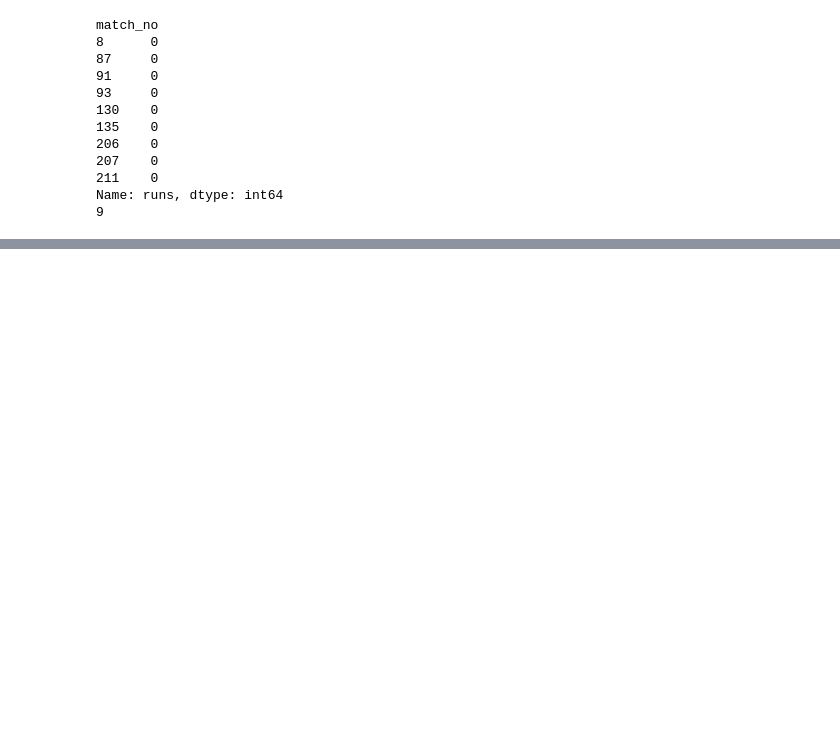
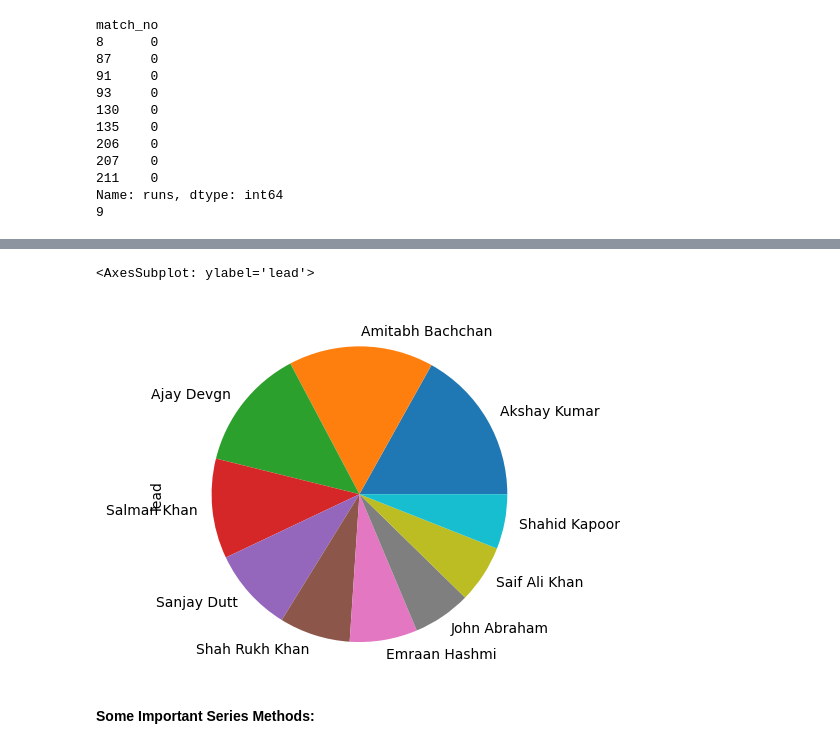
Before and after one commit to akashpagi/PANDAS-LIBRARY-FOR-DATA-SCIENCE, a Jupyter notebook: SESSION 16 - PANDAS SERIES.ipynb, the cells around one changed output, grey strips where cells are left out. Cells and saved outputs as stored; diff of their text form; code cells hidden in the pictures; blank space fills up the shorter version.

```diff
--- a/SESSION 16 - PANDAS SERIES.ipynb
+++ b/SESSION 16 - PANDAS SERIES.ipynb
@@ -991,0 +968,7 @@ Name: lead, dtype: int64
+# %%
+m.value_counts().head(10).plot(kind='pie')
+# %% [output]
+<AxesSubplot: ylabel='lead'>
+[figure, added]
+# %% [markdown]
+**Some Important Series Methods:**
```
Also changed, not shown: parts of 27 cells of this notebook.
